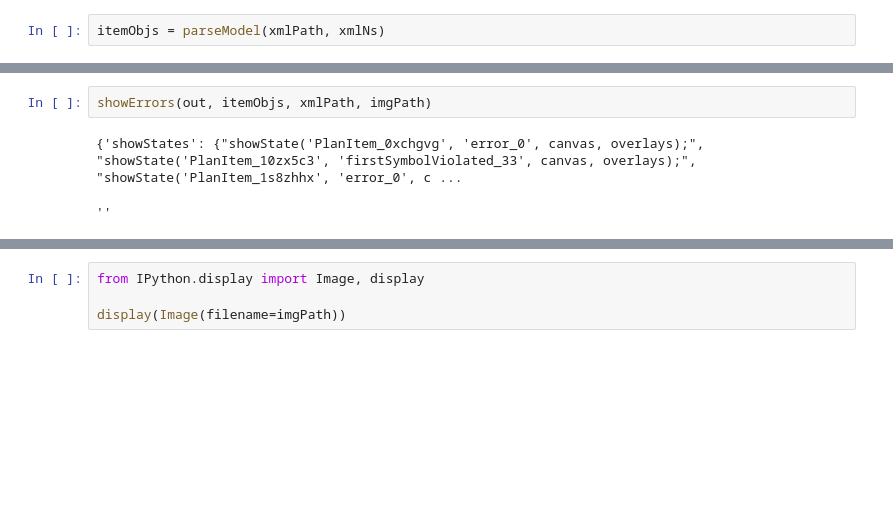
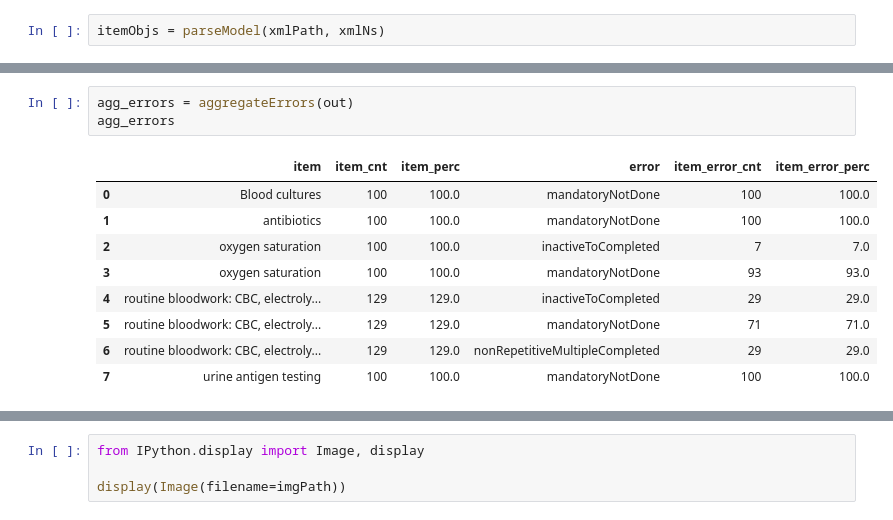
Before and after one commit to william-vw/cmmn3, a Jupyter notebook: run.ipynb, the cells around one changed output, grey strips where cells are left out. Cells and saved outputs as stored; diff of their text form; blank space fills up the shorter version.

Commit message:
error stats

```diff
--- a/run.ipynb
+++ b/run.ipynb
@@ -49,5 +59,13 @@ showCase(out, '100057', itemObjs, xmlPath, imgPath)
 # %%
-showErrors(out, itemObjs, xmlPath, imgPath)
+agg_errors = aggregateErrors(out)
+agg_errors
 # %% [output]
-{'showStates': {"showState('PlanItem_0xchgvg', 'error_0', canvas, overlays);", "showState('PlanItem_10zx5c3', 'firstSymbolViolated_33', canvas, overlays);", "showState('PlanItem_1s8zhhx', 'error_0', c ...
-''
+|  | item | item_cnt | item_perc | error | item_error_cnt | item_error_perc |
+| 0 | Blood cultures | 100 | 100.0 | mandatoryNotDone | 100 | 100.0 |
+| 1 | antibiotics | 100 | 100.0 | mandatoryNotDone | 100 | 100.0 |
+| 2 | oxygen saturation | 100 | 100.0 | inactiveToCompleted | 7 | 7.0 |
+| 3 | oxygen saturation | 100 | 100.0 | mandatoryNotDone | 93 | 93.0 |
+| 4 | routine bloodwork: CBC, electroly... | 129 | 129.0 | inactiveToCompleted | 29 | 29.0 |
+| 5 | routine bloodwork: CBC, electroly... | 129 | 129.0 | mandatoryNotDone | 71 | 71.0 |
+| 6 | routine bloodwork: CBC, electroly... | 129 | 129.0 | nonRepetitiveMultipleCompleted | 29 | 29.0 |
+| 7 | urine antigen testing | 100 | 100.0 | mandatoryNotDone | 100 | 100.0 |
```
Also changed, not shown: parts of 5 cells of this notebook, 10 other files.
